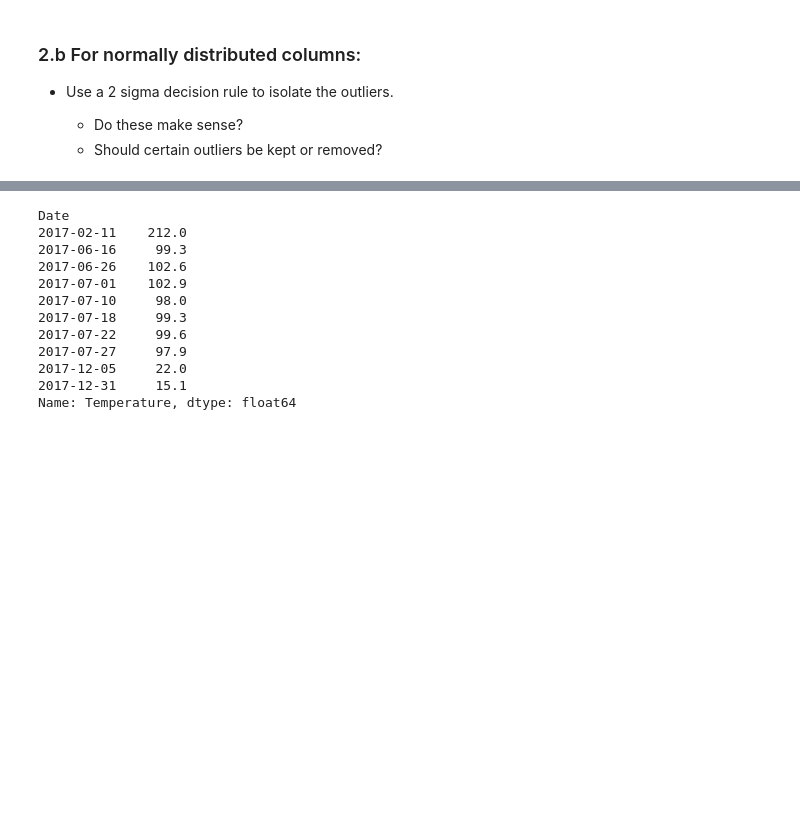
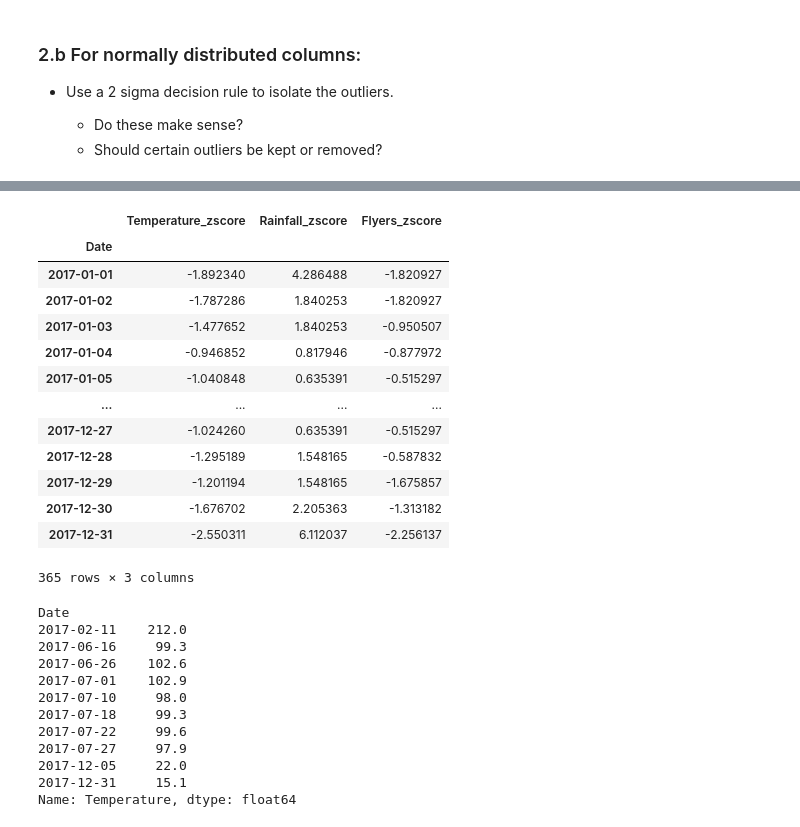
Before and after one commit to brianclements03/anomoly_detection, a Jupyter notebook: Lemonade.ipynb, the cells around one changed output, grey strips where cells are left out. Drawn from its saved outputs; the diff is of its cells as text; code cells hidden in the pictures; blank space fills up the shorter version.

```diff
--- a/Lemonade.ipynb
+++ b/Lemonade.ipynb
@@ -229 +240,18 @@ df.head()
+# %%
+pd.DataFrame(result)
+# %% [output]
+|  | Temperature_zscore | Rainfall_zscore | Flyers_zscore |
+| Date |  |  |  |
+| 2017-01-01 | -1.892340 | 4.286488 | -1.820927 |
+| 2017-01-02 | -1.787286 | 1.840253 | -1.820927 |
+| 2017-01-03 | -1.477652 | 1.840253 | -0.950507 |
+| 2017-01-04 | -0.946852 | 0.817946 | -0.877972 |
+| 2017-01-05 | -1.040848 | 0.635391 | -0.515297 |
+| ... | ... | ... | ... |
+| 2017-12-27 | -1.024260 | 0.635391 | -0.515297 |
+| 2017-12-28 | -1.295189 | 1.548165 | -0.587832 |
+| 2017-12-29 | -1.201194 | 1.548165 | -1.675857 |
+| 2017-12-30 | -1.676702 | 2.205363 | -1.313182 |
+| 2017-12-31 | -2.550311 | 6.112037 | -2.256137 |
+365 rows × 3 columns
 # %%
```
Also changed, not shown: parts of 9 cells of this notebook, 1 other file.
